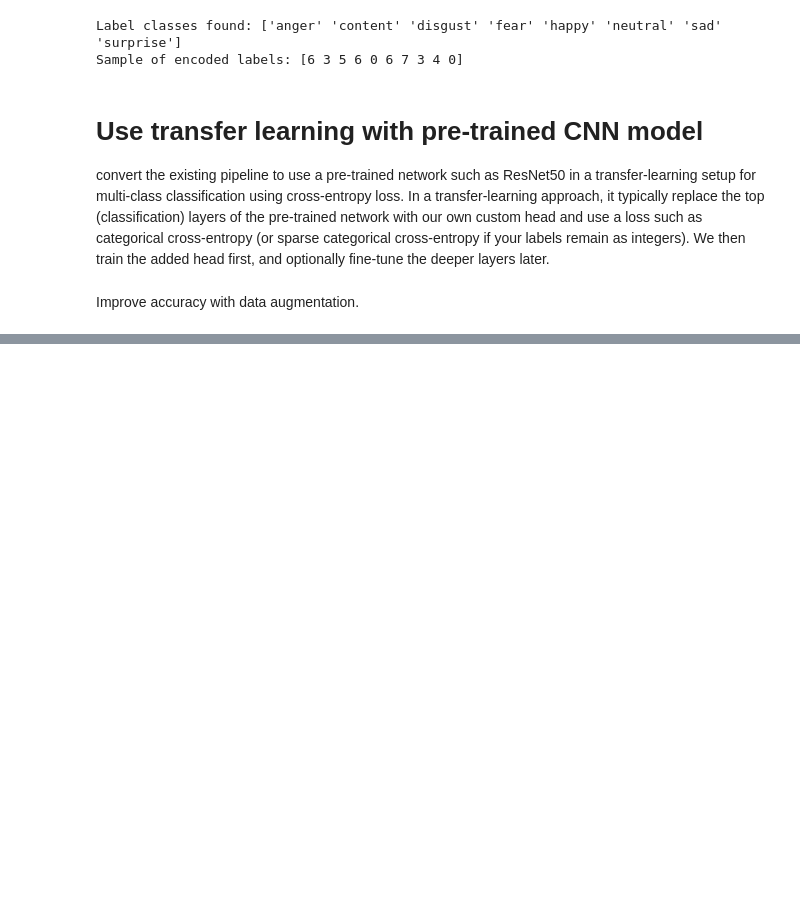
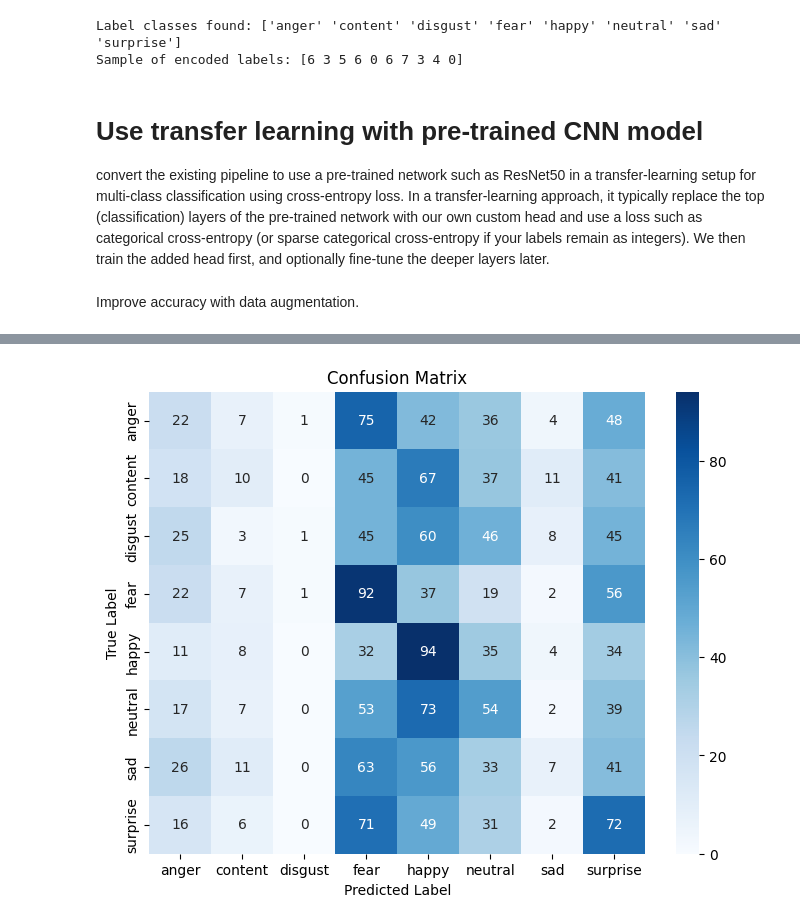
Before and after one commit to JaskiratSingh1/Image-Based-Facial-Emotion-Recognition-Using-Deep-Learning, a Jupyter notebook: base_ResNet50_model.ipynb, the cells around one changed output, grey strips where cells are left out. Drawn from its saved outputs; the diff is of its cells as text; code cells hidden in the pictures; blank space fills up the shorter version.

Commit message:
add figures

```diff
--- a/base_ResNet50_model.ipynb
+++ b/base_ResNet50_model.ipynb
@@ -322,0 +313,80 @@ Epoch 8/100
+# %%
+import numpy as np
+import tensorflow as tf
+import matplotlib.pyplot as plt
+import seaborn as sns
+from sklearn.metrics import confusion_matrix, classification_report
+from tensorflow.keras.models import load_model
+
+# ------------------ Load Necessary Data and Label Information ------------------
+# If not already loaded, load your test set and label class data.
+# For example, if you saved label classes in a numpy file:
+# label_classes = np.load('label_classes.npy')
+#
+# In this example, we assume that the following variables are already available:
+#   X_test_array: NumPy array of your test images.
+#   y_test_encoded: Test labels as integer-encoded values.
+#   label_encoder or label_classes: the corresponding class names.
+#
+# Example (if needed):
+# X_test_array = np.load('X_test_array.npy')
+# y_test_encoded = np.load('y_test_encoded.npy')
+# label_classes = np.load('label_classes.npy')
+
+# ---------------------- Load the Saved Model ----------------------
+# For instance, load the fine-tuned ResNet50 model. Change the path if needed.
+model_path = "ResNet50_basemodel_finetuned.h5"
+model = load_model(model_path)
+print(f"Loaded model from {model_path}")
+
+# ---------------------- Evaluate the Model ----------------------
+test_loss, test_acc = model.evaluate(X_test_array, y_test_encoded, verbose=0)
+print(f"\nTest Loss: {test_loss:.4f}")
+print(f"Test Accuracy: {test_acc:.4f}")
+
+# ---------------------- Generate Predictions ----------------------
+# Get prediction probabilities and convert them to class indices.
+y_pred_probs = model.predict(X_test_array)
+y_pred = np.argmax(y_pred_probs, axis=1)
+
+# ---------------------- Confusion Matrix and Heatmap ----------------------
+cm = confusion_matrix(y_test_encoded, y_pred)
+print("\nConfusion Matrix:")
+print(cm)
+
+plt.figure(figsize=(8, 6))
+# Use label_encoder.classes_ if you have a label_encoder; otherwise, use label_classes.
+class_names = label_encoder.classes_ if 'label_encoder' in globals() else label_classes
+sns.heatmap(cm, annot=True, fmt="d", cmap="Blues",
+            xticklabels=class_names,
+            yticklabels=class_names)
+plt.xlabel("Predicted Label")
+plt.ylabel("True Label")
+plt.title("Confusion Matrix")
+plt.show()
+
+# ---------------------- Classification Report ----------------------
+report = classification_report(
+    y_test_encoded,
+    y_pred,
+    target_names=class_names
+)
+print("\nClassification Report:")
+print(report)
+
+# ---------------------- Qualitative Analysis ----------------------
+# Display a few random test images along with their true and predicted labels.
+num_samples = 5  # number of samples to display
+indices = np.random.choice(np.arange(len(X_test_array)), num_samples, replace=False)
+
+plt.figure(figsize=(15, 3))
+for i, idx in enumerate(indices):
+    plt.subplot(1, num_samples, i+1)
+    plt.imshow(X_test_array[idx].astype('uint8'))
+    true_label = class_names[y_test_encoded[idx]]
+    pred_label = class_names[y_pred[idx]]
+    plt.title(f"True: {true_label}\nPred: {pred_label}")
+    plt.axis("off")
+plt.tight_layout()
+plt.show()
+# %% [output]
@@ -322,0 +409 @@ Epoch 8/100
+[figure, added]
```
Also changed, not shown: parts of 9 cells of this notebook, 12 other files.
